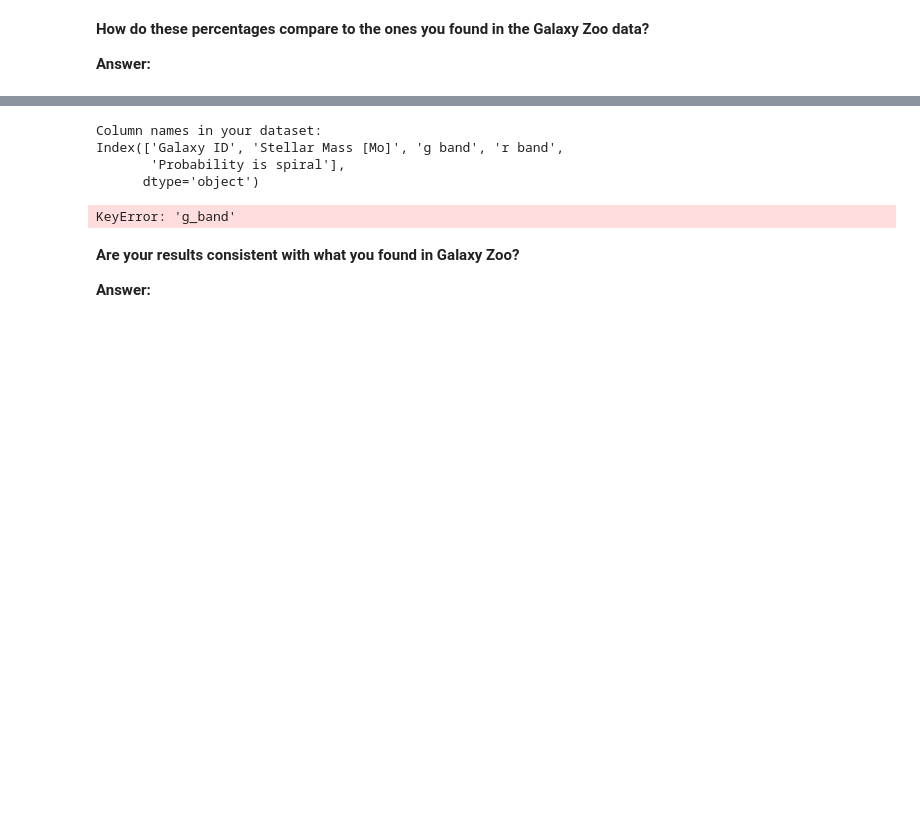
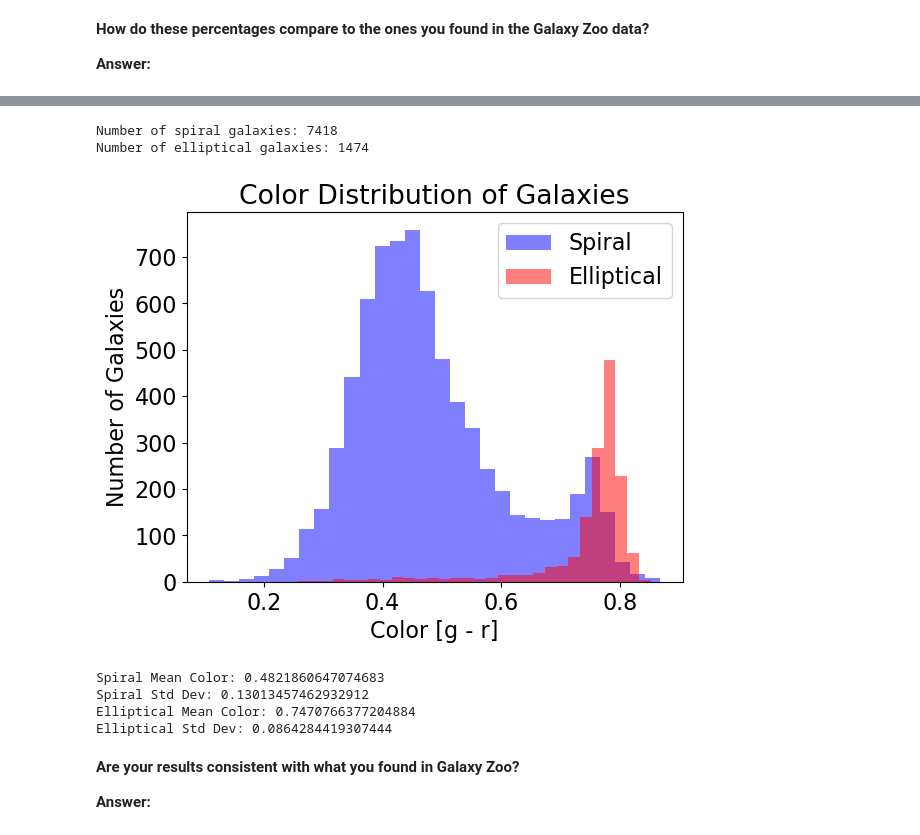
Before and after one commit to Op173/CFR-2025, a Jupyter notebook: Astro/Blank/7 - Simulated Galaxies Pt2.ipynb, the cells around one changed output, grey strips where cells are left out. Drawn from its saved outputs; the diff is of its cells as text; code cells hidden in the pictures; blank space fills up the shorter version.

```diff
--- a/Astro/Blank/7 - Simulated Galaxies Pt2.ipynb
+++ b/Astro/Blank/7 - Simulated Galaxies Pt2.ipynb
@@ -150,60 +90,51 @@ KeyError: 'g_mag'
 # %%
 import pandas as pd
-import numpy as np
 import matplotlib.pyplot as plt
 import matplotlib
 matplotlib.rc('font', **{'family':'sans-serif', 'size':16})
 
-# Load the data
-data = pd.read_csv('../Data/Illustris_galaxies.csv')
+# Load data
+dataI = pd.read_csv("../Data/Illustris_galaxies.csv")  # Replace with actual file path
+data = dataI.copy()
 
-# Print column names so you can find the actual g and r band names
-print("Column names in your dataset:")
-print(data.columns)
-g_band = data['g band']
-r_band = data['r band']
-
-g_band_column = 'g_band'  # <- change to your actual g-band column name
-r_band_column = 'r_band'  # <- change to your actual r-band column name
-
-# Rename the probability column for convenience
+# Rename for convenience
 data = data.rename(columns={'Probability is spiral': 'prob_spiral'})
 
-# Calculate color
-data['color'] = data[g_band_column] - data[r_band_column]
+# Extract magnitudes
+g = data['g band']
+r = data['r band']
+color = g - r
 
-# Create boolean masks
+# Apply masks
 spiral = data['prob_spiral'] >= 0.5
 elliptical = data['prob_spiral'] < 0.2
 
+# Print counts
+print(f"Number of spiral galaxies: {spiral.sum()}")
+print(f"Number of elliptical galaxies: {elliptical.sum()}")
+
 # Plot histogram
-plt.figure(figsize=(10, 6))
-plt.hist(data[spiral]['color'], bins=30, alpha=0.6, label='Spiral Galaxies', color='blue', edgecolor='black')
-plt.hist(data[elliptical]['color'], bins=30, alpha=0.6, label='Elliptical Galaxies', color='red', edgecolor='black')
-
-plt.xlabel('Color (g - r)')
+plt.hist(color[spiral], bins=30, alpha=0.5, label='Spiral', color='blue')
+plt.hist(color[elliptical], bins=30, alpha=0.5, label='Elliptical', color='red')
+plt.xlabel('Color [g - r]')
 plt.ylabel('Number of Galaxies')
-plt.title('Color Distribution of Spiral vs. Elliptical Galaxies')
+plt.title('Color Distribution of Galaxies')
 plt.legend()
-plt.grid(True)
-plt.tight_layout()
 plt.show()
 
 # Statistics
-spiral_mean = data[spiral]['color'].mean()
-spiral_std = data[spiral]['color'].std()
-
-elliptical_mean = data[elliptical]['color'].mean()
-elliptical_std = data[elliptical]['color'].std()
-
-print(f"Spiral Galaxies: Mean Color = {spiral_mean:.2f}, Std Dev = {spiral_std:.2f}")
-print(f"Elliptical Galaxies: Mean Color = {elliptical_mean:.2f}, Std Dev = {elliptical_std:.2f}")
+print("Spiral Mean Color:", color[spiral].mean())
+print("Spiral Std Dev:", color[spiral].std())
+print("Elliptical Mean Color:", color[elliptical].mean())
+print("Elliptical Std Dev:", color[elliptical].std())
 # %% [output]
-Column names in your dataset:
-Index(['Galaxy ID', 'Stellar Mass [Mo]', 'g band', 'r band',
-       'Probability is spiral'],
-      dtype='object')
+Number of spiral galaxies: 7418
+Number of elliptical galaxies: 1474
+[figure, added]
-KeyError: 'g_band'
+Spiral Mean Color: 0.4821860647074683
+Spiral Std Dev: 0.13013457462932912
+Elliptical Mean Color: 0.7470766377204884
+Elliptical Std Dev: 0.0864284419307444
 # %% [markdown]
 **Are your results consistent with what you found in Galaxy Zoo?**
 
```
Also changed, not shown: parts of 12 cells of this notebook.
